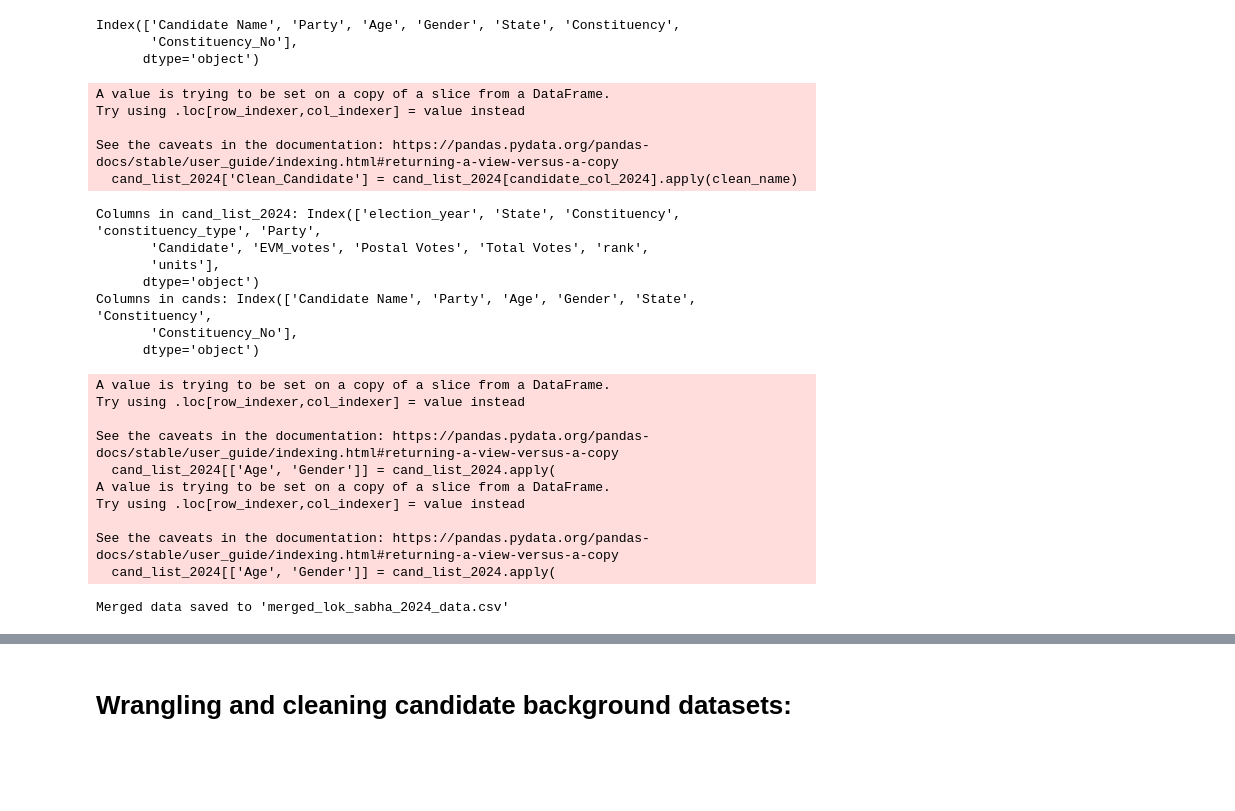
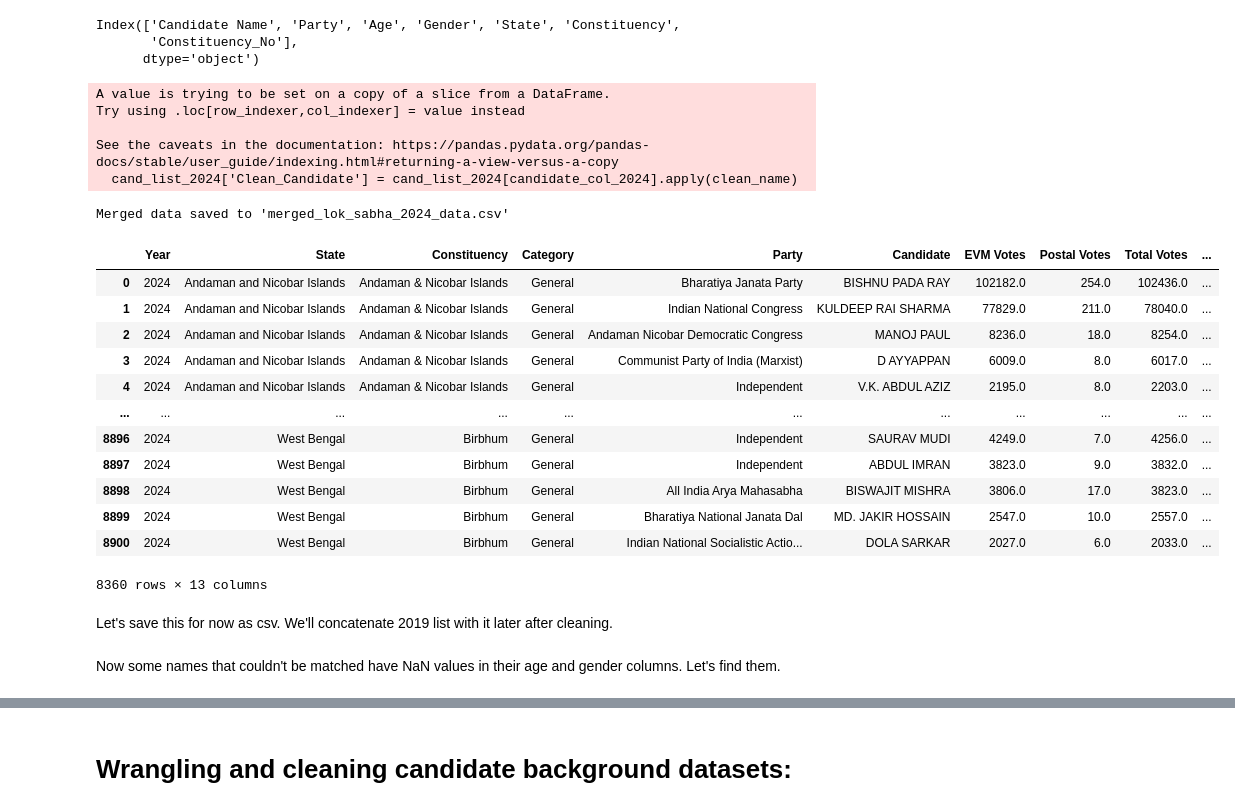
Before and after one commit to ujjwaltyagi2000/manthan, a Jupyter notebook: notebooks/4-data-cleaning.ipynb, the cells around one changed output, grey strips where cells are left out. Saved outputs shown, nothing was run; the diff lists cells and outputs as text; code cells hidden in the pictures; blank space fills up the shorter version.

```diff
--- a/notebooks/4-data-cleaning.ipynb
+++ b/notebooks/4-data-cleaning.ipynb
@@ -589,18 +606,9 @@ Index(['Candidate Name', 'Party', 'Age', 'Gender', 'State', 'Constituency',
        'Constituency_No'],
       dtype='object')
 # %%
-import pandas as pd
 import numpy as np
 from fuzzywuzzy import fuzz
 from tqdm import tqdm
-
-# Load the datasets
-# cand_list_2024 = pd.read_csv('cand_list_2024.csv')
-# cands = pd.read_csv('cands.csv')
-
-# Print column names to verify
-print("Columns in cand_list_2024:", cand_list_2024.columns)
-print("Columns in cands:", cands.columns)
 
 # Function to clean and standardize names
 def clean_name(name):
@@ -646,38 +654,35 @@ def get_age_gender(clean_name, state, constituency):
                       'Gender': match['Gender'] if match is not None else np.nan})
 
 # Add Age and Gender columns to cand_list_2024
+cand_list_2024 = cand_list_2024.copy()  # Create a copy to ensure we're not working with a slice
 cand_list_2024[['Age', 'Gender']] = cand_list_2024.apply(
     lambda row: get_age_gender(row['Clean_Candidate'], row['State'], row['Constituency']), axis=1
 )
 
 # Remove the temporary 'Clean_Candidate' column
 cand_list_2024 = cand_list_2024.drop('Clean_Candidate', axis=1)
-
-# Save the merged dataset
-cand_list_2024.to_csv('merged_lok_sabha_2024_data.csv', index=False)
-
-print("Merged data saved to 'merged_lok_sabha_2024_data.csv'")
 # %% [output]
 A value is trying to be set on a copy of a slice from a DataFrame.
 Try using .loc[row_indexer,col_indexer] = value instead
 
 See the caveats in the documentation: https://pandas.pydata.org/pandas-docs/stable/user_guide/indexing.html#returning-a-view-versus-a-copy
   cand_list_2024['Clean_Candidate'] = cand_list_2024[candidate_col_2024].apply(clean_name)
-Columns in cand_list_2024: Index(['election_year', 'State', 'Constituency', 'constituency_type', 'Party',
-       'Candidate', 'EVM_votes', 'Postal Votes', 'Total Votes', 'rank',
-       'units'],
-      dtype='object')
-Columns in cands: Index(['Candidate Name', 'Party', 'Age', 'Gender', 'State', 'Constituency',
-       'Constituency_No'],
-      dtype='object')
+Merged data saved to 'merged_lok_sabha_2024_data.csv'
-A value is trying to be set on a copy of a slice from a DataFrame.
-Try using .loc[row_indexer,col_indexer] = value instead
-
-See the caveats in the documentation: https://pandas.pydata.org/pandas-docs/stable/user_guide/indexing.html#returning-a-view-versus-a-copy
-  cand_list_2024[['Age', 'Gender']] = cand_list_2024.apply(
-A value is trying to be set on a copy of a slice from a DataFrame.
-Try using .loc[row_indexer,col_indexer] = value instead
-
-See the caveats in the documentation: https://pandas.pydata.org/pandas-docs/stable/user_guide/indexing.html#returning-a-view-versus-a-copy
-  cand_list_2024[['Age', 'Gender']] = cand_list_2024.apply(
-Merged data saved to 'merged_lok_sabha_2024_data.csv'
+# %%
+cand_list_2024
+# %% [output]
+|  | Year | State | Constituency | Category | Party | Candidate | EVM Votes | Postal Votes | Total Votes | ... |
+| 0 | 2024 | Andaman and Nicobar Islands | Andaman & Nicobar Islands | General | Bharatiya Janata Party | BISHNU PADA RAY | 102182.0 | 254.0 | 102436.0 | ... |
+| 1 | 2024 | Andaman and Nicobar Islands | Andaman & Nicobar Islands | General | Indian National Congress | KULDEEP RAI SHARMA | 77829.0 | 211.0 | 78040.0 | ... |
+| 2 | 2024 | Andaman and Nicobar Islands | Andaman & Nicobar Islands | General | Andaman Nicobar Democratic Congress | MANOJ PAUL | 8236.0 | 18.0 | 8254.0 | ... |
+| 3 | 2024 | Andaman and Nicobar Islands | Andaman & Nicobar Islands | General | Communist Party of India (Marxist) | D AYYAPPAN | 6009.0 | 8.0 | 6017.0 | ... |
+| 4 | 2024 | Andaman and Nicobar Islands | Andaman & Nicobar Islands | General | Independent | V.K. ABDUL AZIZ | 2195.0 | 8.0 | 2203.0 | ... |
+| ... | ... | ... | ... | ... | ... | ... | ... | ... | ... | ... |
+| 8896 | 2024 | West Bengal | Birbhum | General | Independent | SAURAV MUDI | 4249.0 | 7.0 | 4256.0 | ... |
+| 8897 | 2024 | West Bengal | Birbhum | General | Independent | ABDUL IMRAN | 3823.0 | 9.0 | 3832.0 | ... |
+| 8898 | 2024 | West Bengal | Birbhum | General | All India Arya Mahasabha | BISWAJIT MISHRA | 3806.0 | 17.0 | 3823.0 | ... |
+| 8899 | 2024 | West Bengal | Birbhum | General | Bharatiya National Janata Dal | MD. JAKIR HOSSAIN | 2547.0 | 10.0 | 2557.0 | ... |
+| 8900 | 2024 | West Bengal | Birbhum | General | Indian National Socialistic Actio... | DOLA SARKAR | 2027.0 | 6.0 | 2033.0 | ... |
+8360 rows × 13 columns
+# %% [markdown]
+Let's save this for now as csv. We'll concatenate 2019 list with it later after cleaning.
@@ -683,0 +691,2 @@ Merged data saved to 'merged_lok_sabha_2024_data.csv'
+# %% [markdown]
+Now some names that couldn't be matched have NaN values in their age and gender columns. Let's find them.
```
Also changed, not shown: parts of 52 cells of this notebook, 1 other file.
